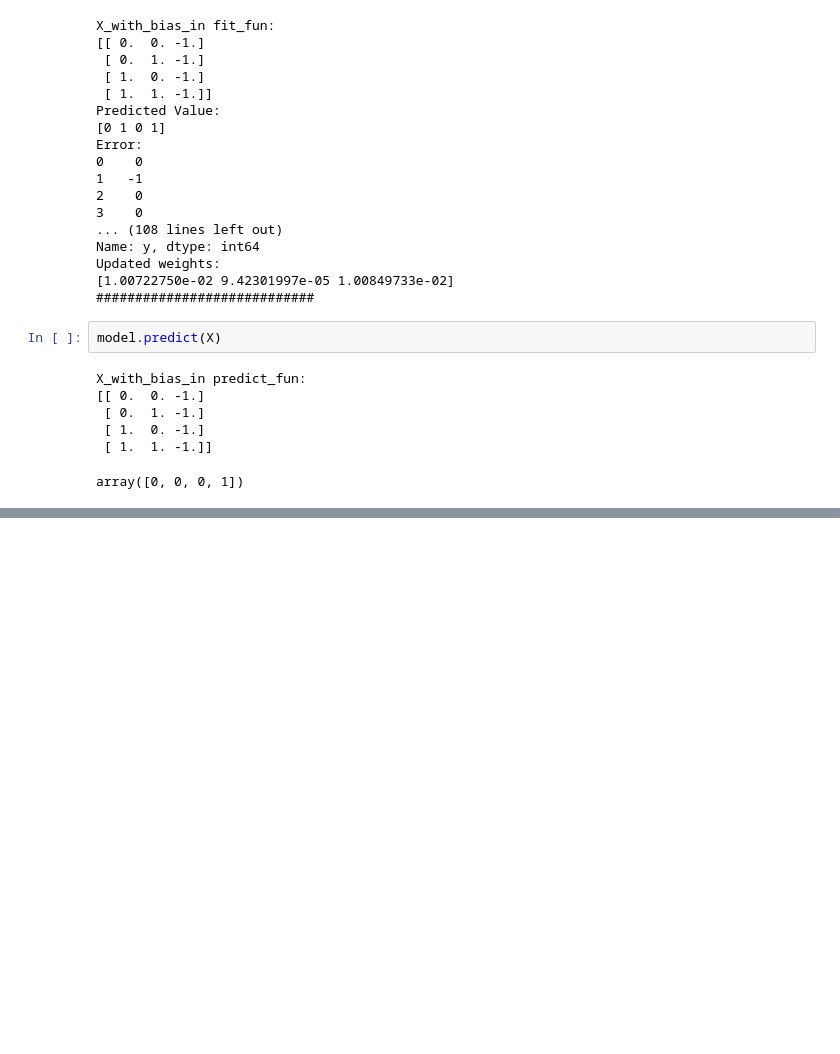
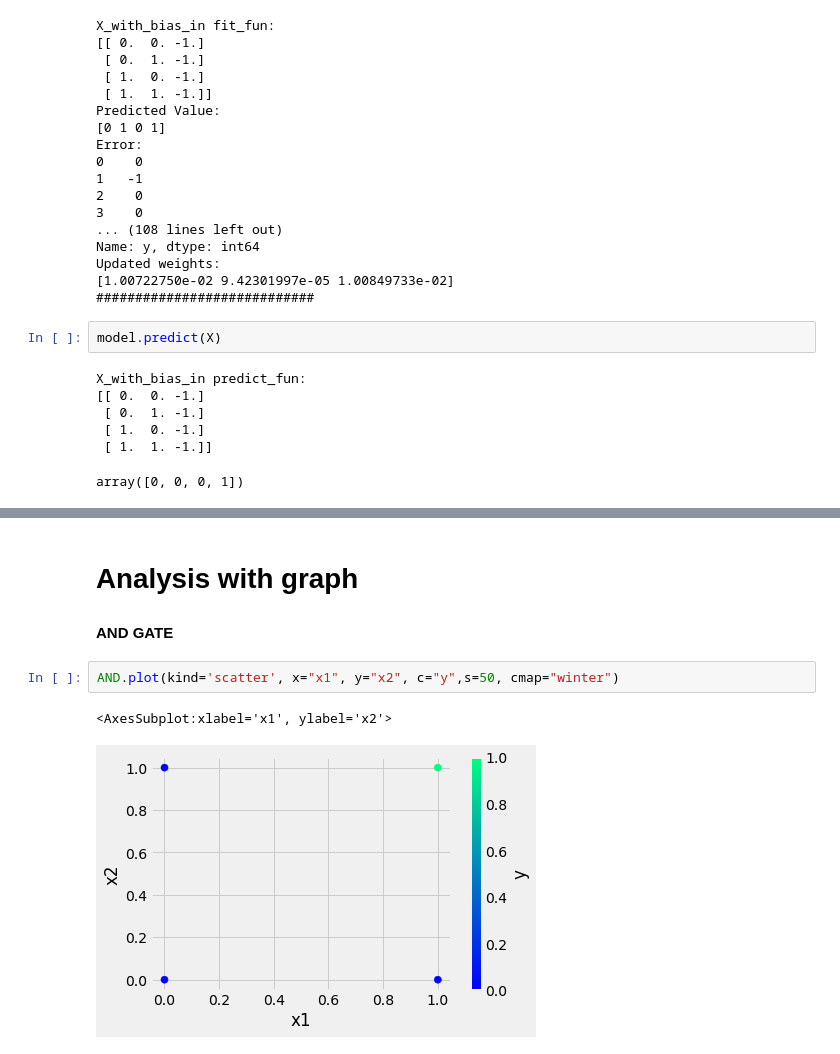
Before and after one commit to ds-fau-ck/DVC-Tensorflow, a Jupyter notebook: Neural_Network/Percptron.ipynb, the cells around one changed output, grey strips where cells are left out. Saved outputs shown, nothing was run; the diff lists cells and outputs as text; blank space fills up the shorter version.

Commit message:
AND,OR X_OR experements done with Graph

```diff
--- a/Neural_Network/Percptron.ipynb
+++ b/Neural_Network/Percptron.ipynb
@@ -109,0 +236,8 @@ array([0, 0, 0, 1])
+# %% [markdown]
+# Analysis with graph
+#### AND GATE
+# %%
+AND.plot(kind='scatter', x="x1", y="x2", c="y",s=50, cmap="winter")
+# %% [output]
+<AxesSubplot:xlabel='x1', ylabel='x2'>
+[figure, added]
```
Also changed, not shown: parts of 15 cells of this notebook.
